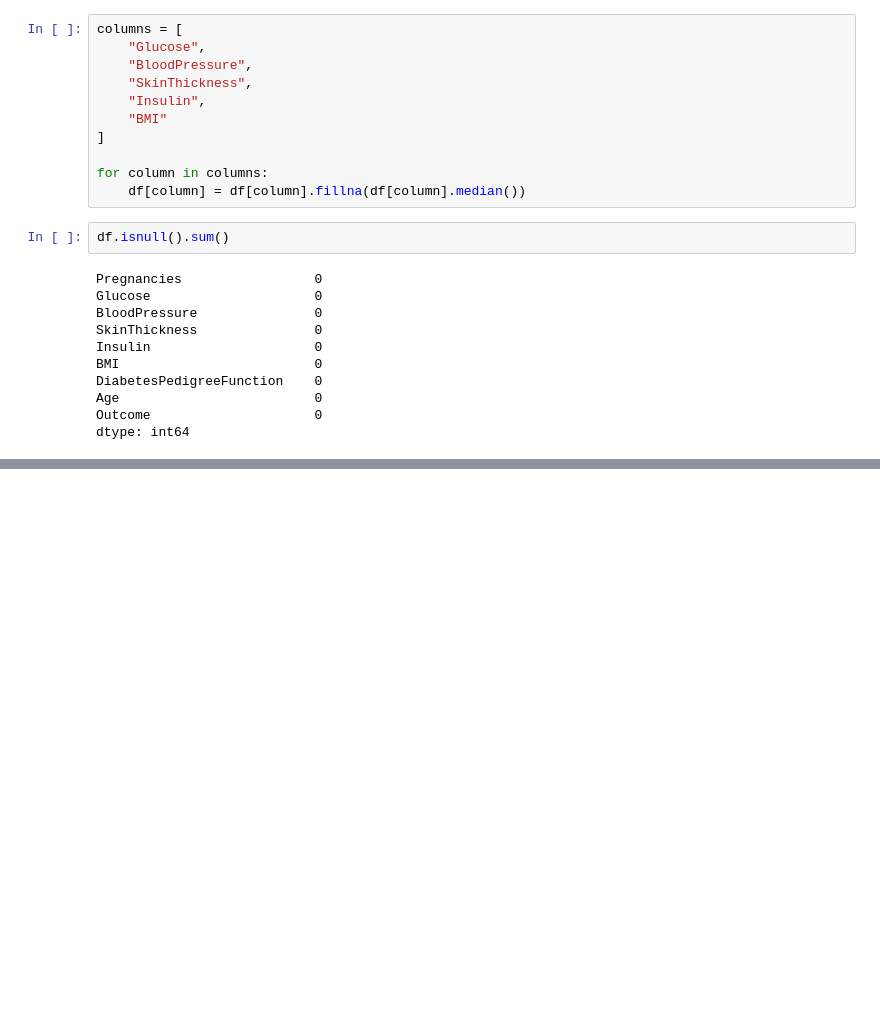
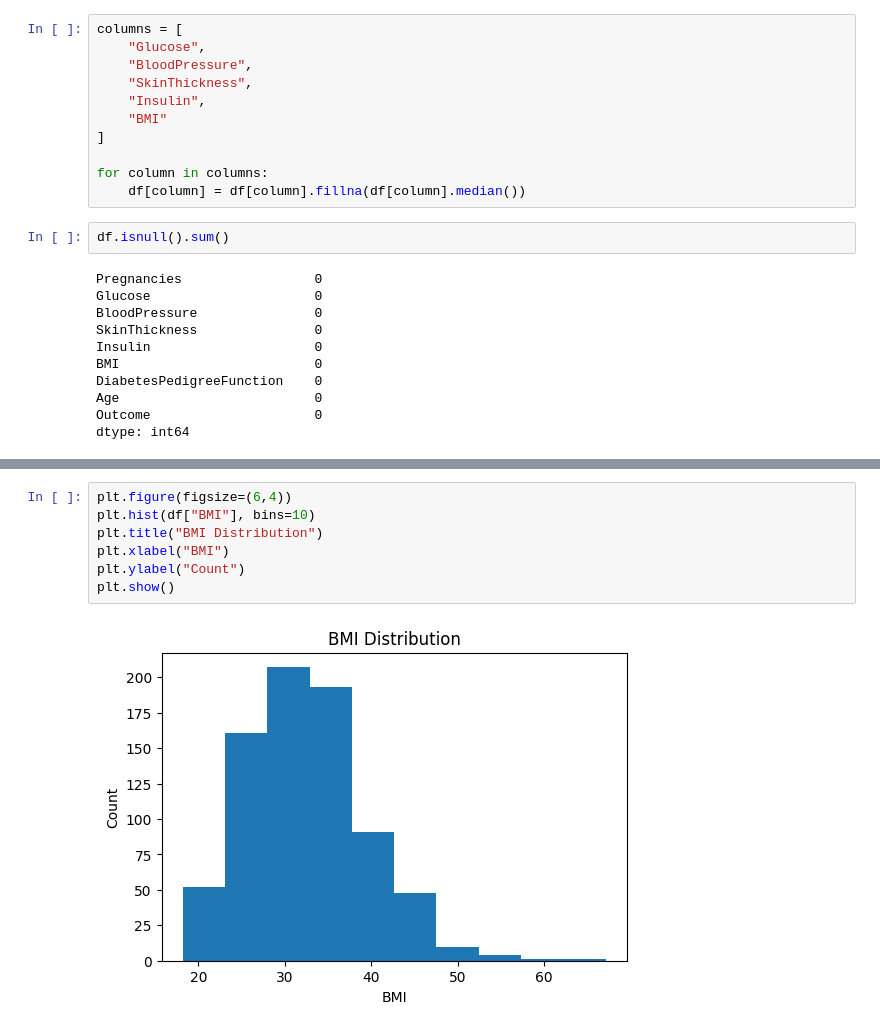
Before and after one commit to SHGshadow/AI-Health-Risk-Predictor, a Jupyter notebook: notebooks/diabetes_prediction.ipynb, the cells around one changed output, grey strips where cells are left out. Cells and saved outputs as stored; diff of their text form; blank space fills up the shorter version.

```diff
--- a/notebooks/diabetes_prediction.ipynb
+++ b/notebooks/diabetes_prediction.ipynb
@@ -151,0 +189,9 @@ dtype: int64
+# %%
+plt.figure(figsize=(6,4))
+plt.hist(df["BMI"], bins=10)
+plt.title("BMI Distribution")
+plt.xlabel("BMI")
+plt.ylabel("Count")
+plt.show()
+# %% [output]
+[figure, added]
```
Also changed, not shown: parts of 13 cells of this notebook.
